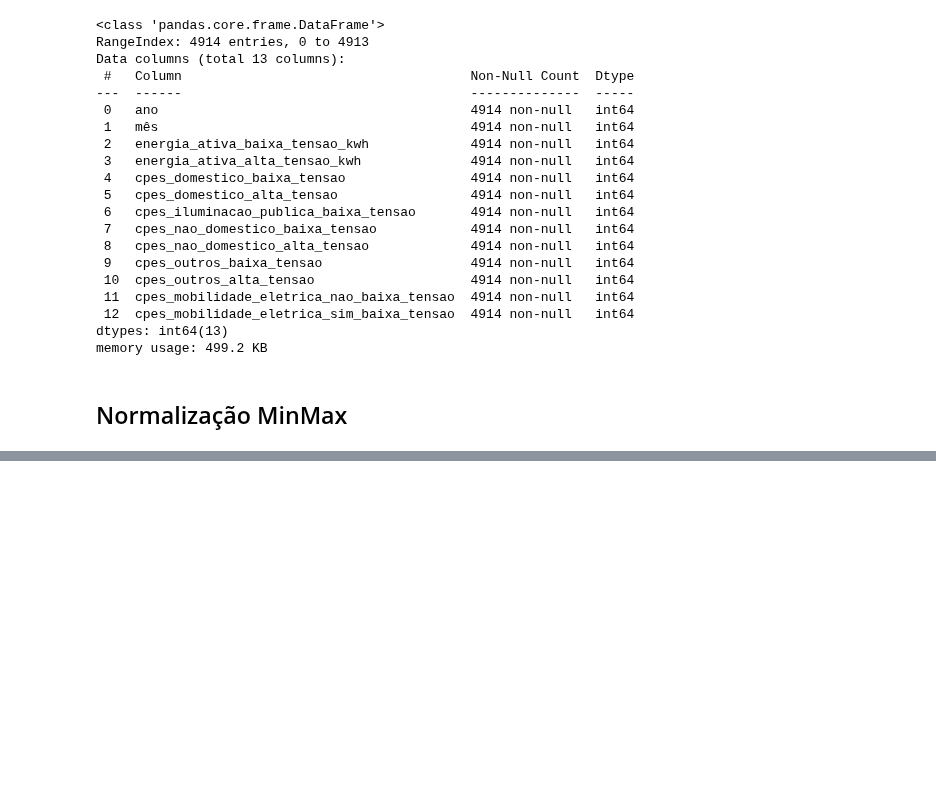
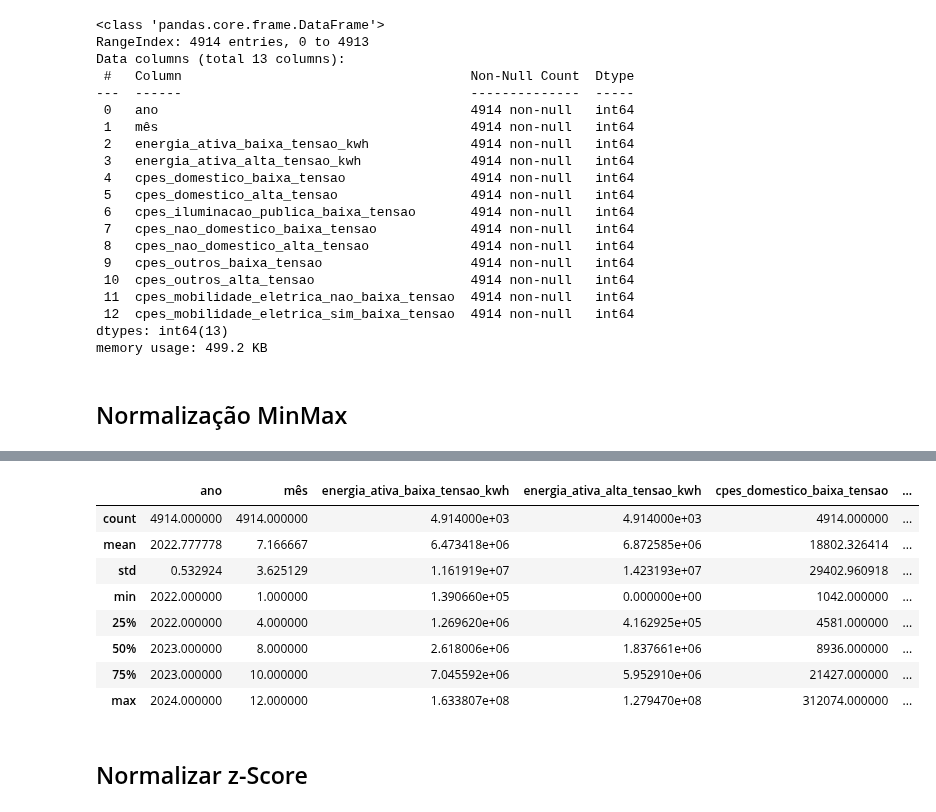
Before and after one commit to kreativermario/Projeto-DECD, a Jupyter notebook: notebooks/data_preparation_numeric.ipynb, the cells around one changed output, grey strips where cells are left out. Cells and saved outputs as stored; diff of their text form; code cells hidden in the pictures; blank space fills up the shorter version.

```diff
--- a/notebooks/data_preparation_numeric.ipynb
+++ b/notebooks/data_preparation_numeric.ipynb
@@ -64 +85,16 @@ ValueError: could not convert string to float: 'ano'
+# %%
+# Estatísticas resumidas antes da normalização
+merged_df.describe()
+# %% [output]
+|  | ano | mês | energia_ativa_baixa_tensao_kwh | energia_ativa_alta_tensao_kwh | cpes_domestico_baixa_tensao | ... |
+| count | 4914.000000 | 4914.000000 | 4.914000e+03 | 4.914000e+03 | 4914.000000 | ... |
+| mean | 2022.777778 | 7.166667 | 6.473418e+06 | 6.872585e+06 | 18802.326414 | ... |
+| std | 0.532924 | 3.625129 | 1.161919e+07 | 1.423193e+07 | 29402.960918 | ... |
+| min | 2022.000000 | 1.000000 | 1.390660e+05 | 0.000000e+00 | 1042.000000 | ... |
+| 25% | 2022.000000 | 4.000000 | 1.269620e+06 | 4.162925e+05 | 4581.000000 | ... |
+| 50% | 2023.000000 | 8.000000 | 2.618006e+06 | 1.837661e+06 | 8936.000000 | ... |
+| 75% | 2023.000000 | 10.000000 | 7.045592e+06 | 5.952910e+06 | 21427.000000 | ... |
+| max | 2024.000000 | 12.000000 | 1.633807e+08 | 1.279470e+08 | 312074.000000 | ... |
+# %% [markdown]
+## Normalizar z-Score
 # %%
```
Also changed, not shown: parts of 8 cells of this notebook, 1 other file.
